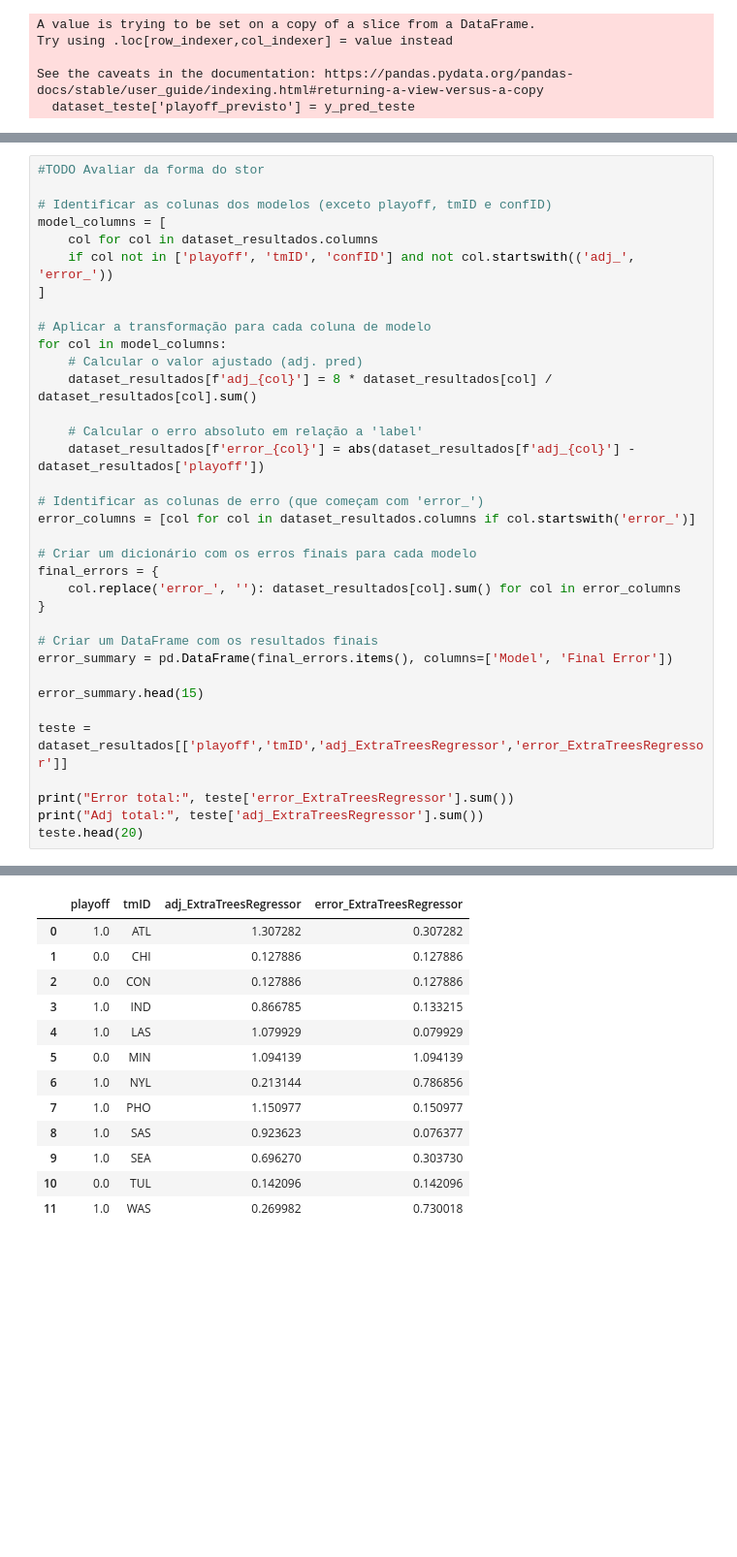
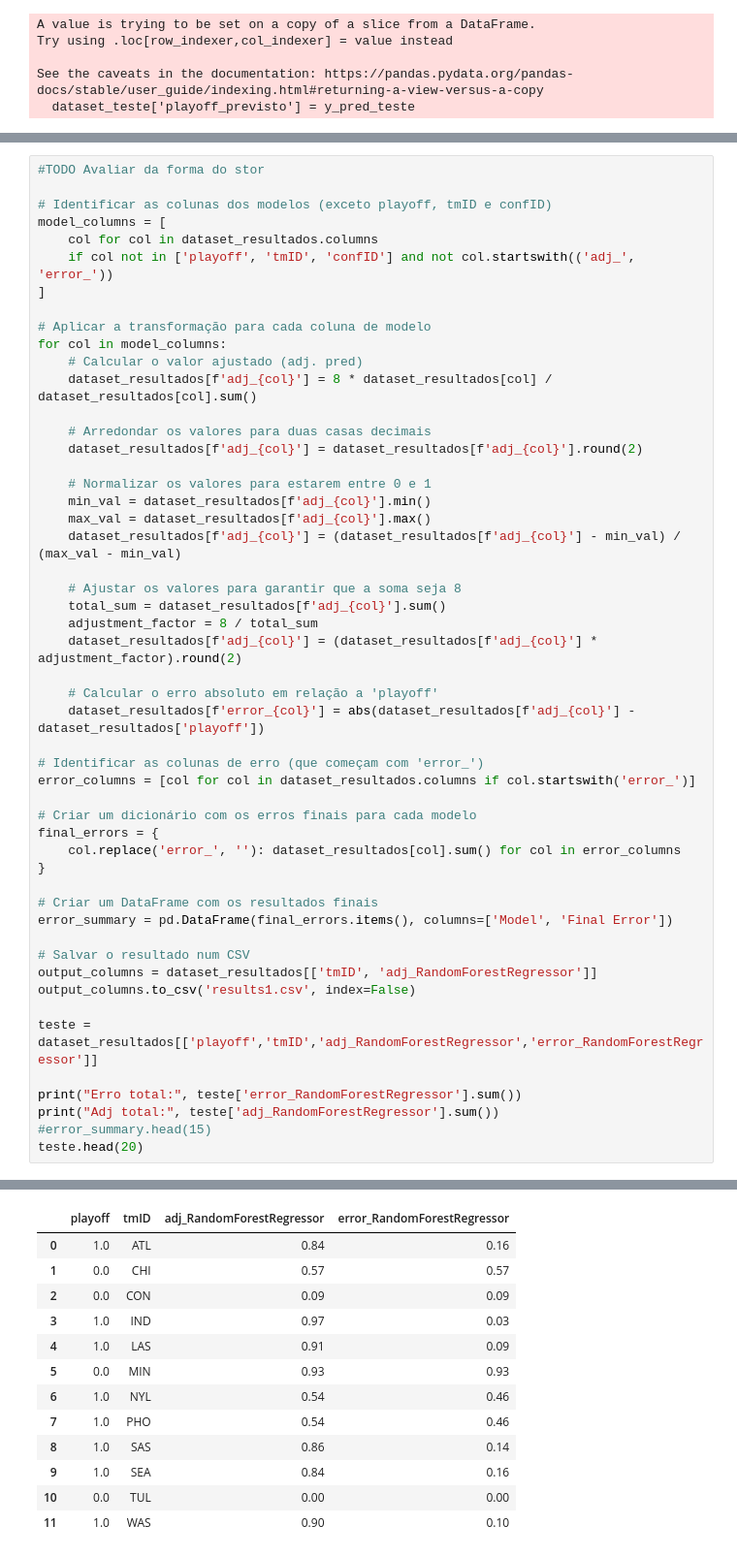
Before and after one commit to maxbper/AC, a Jupyter notebook: junta_2.ipynb, the cells around one changed output, grey strips where cells are left out. Shown at 97% size. Drawn from its saved outputs; the diff is of its cells as text; blank space fills up the shorter version.

```diff
--- a/junta_2.ipynb
+++ b/junta_2.ipynb
@@ -1243,7 +1242,20 @@ for col in model_columns:
     # Calcular o valor ajustado (adj. pred)
     dataset_resultados[f'adj_{col}'] = 8 * dataset_resultados[col] / dataset_resultados[col].sum()
 
-    # Calcular o erro absoluto em relação a 'label'
+    # Arredondar os valores para duas casas decimais
+    dataset_resultados[f'adj_{col}'] = dataset_resultados[f'adj_{col}'].round(2)
+
+    # Normalizar os valores para estarem entre 0 e 1
+    min_val = dataset_resultados[f'adj_{col}'].min()
+    max_val = dataset_resultados[f'adj_{col}'].max()
+    dataset_resultados[f'adj_{col}'] = (dataset_resultados[f'adj_{col}'] - min_val) / (max_val - min_val)
+
+    # Ajustar os valores para garantir que a soma seja 8
+    total_sum = dataset_resultados[f'adj_{col}'].sum()
+    adjustment_factor = 8 / total_sum
+    dataset_resultados[f'adj_{col}'] = (dataset_resultados[f'adj_{col}'] * adjustment_factor).round(2)
+
+    # Calcular o erro absoluto em relação a 'playoff'
     dataset_resultados[f'error_{col}'] = abs(dataset_resultados[f'adj_{col}'] - dataset_resultados['playoff'])
 
 # Identificar as colunas de erro (que começam com 'error_')
@@ -1257,11 +1269,14 @@ final_errors = {
 # Criar um DataFrame com os resultados finais
 error_summary = pd.DataFrame(final_errors.items(), columns=['Model', 'Final Error'])
 
-error_summary.head(15)
+# Salvar o resultado num CSV
+output_columns = dataset_resultados[['tmID', 'adj_RandomForestRegressor']]
+output_columns.to_csv('results1.csv', index=False)
 
-teste = dataset_resultados[['playoff','tmID','adj_ExtraTreesRegressor','error_ExtraTreesRegressor']]
+teste = dataset_resultados[['playoff','tmID','adj_RandomForestRegressor','error_RandomForestRegressor']]
 
-print("Error total:", teste['error_ExtraTreesRegressor'].sum())
-print("Adj total:", teste['adj_ExtraTreesRegressor'].sum())
+print("Erro total:", teste['error_RandomForestRegressor'].sum())
+print("Adj total:", teste['adj_RandomForestRegressor'].sum())
+#error_summary.head(15)
 teste.head(20)
 # %% [output]
@@ -1270,13 +1285,13 @@ Adj total: 7.999999999999999
-|  | playoff | tmID | adj_ExtraTreesRegressor | error_ExtraTreesRegressor |
-| 0 | 1.0 | ATL | 1.307282 | 0.307282 |
-| 1 | 0.0 | CHI | 0.127886 | 0.127886 |
-| 2 | 0.0 | CON | 0.127886 | 0.127886 |
-| 3 | 1.0 | IND | 0.866785 | 0.133215 |
-| 4 | 1.0 | LAS | 1.079929 | 0.079929 |
-| 5 | 0.0 | MIN | 1.094139 | 1.094139 |
-| 6 | 1.0 | NYL | 0.213144 | 0.786856 |
-| 7 | 1.0 | PHO | 1.150977 | 0.150977 |
-| 8 | 1.0 | SAS | 0.923623 | 0.076377 |
-| 9 | 1.0 | SEA | 0.696270 | 0.303730 |
-| 10 | 0.0 | TUL | 0.142096 | 0.142096 |
-| 11 | 1.0 | WAS | 0.269982 | 0.730018 |
+|  | playoff | tmID | adj_RandomForestRegressor | error_RandomForestRegressor |
+| 0 | 1.0 | ATL | 0.84 | 0.16 |
+| 1 | 0.0 | CHI | 0.57 | 0.57 |
+| 2 | 0.0 | CON | 0.09 | 0.09 |
+| 3 | 1.0 | IND | 0.97 | 0.03 |
+| 4 | 1.0 | LAS | 0.91 | 0.09 |
+| 5 | 0.0 | MIN | 0.93 | 0.93 |
+| 6 | 1.0 | NYL | 0.54 | 0.46 |
+| 7 | 1.0 | PHO | 0.54 | 0.46 |
+| 8 | 1.0 | SAS | 0.86 | 0.14 |
+| 9 | 1.0 | SEA | 0.84 | 0.16 |
+| 10 | 0.0 | TUL | 0.00 | 0.00 |
+| 11 | 1.0 | WAS | 0.90 | 0.10 |
```
Also changed, not shown: parts of 13 cells of this notebook, 7 other files.
